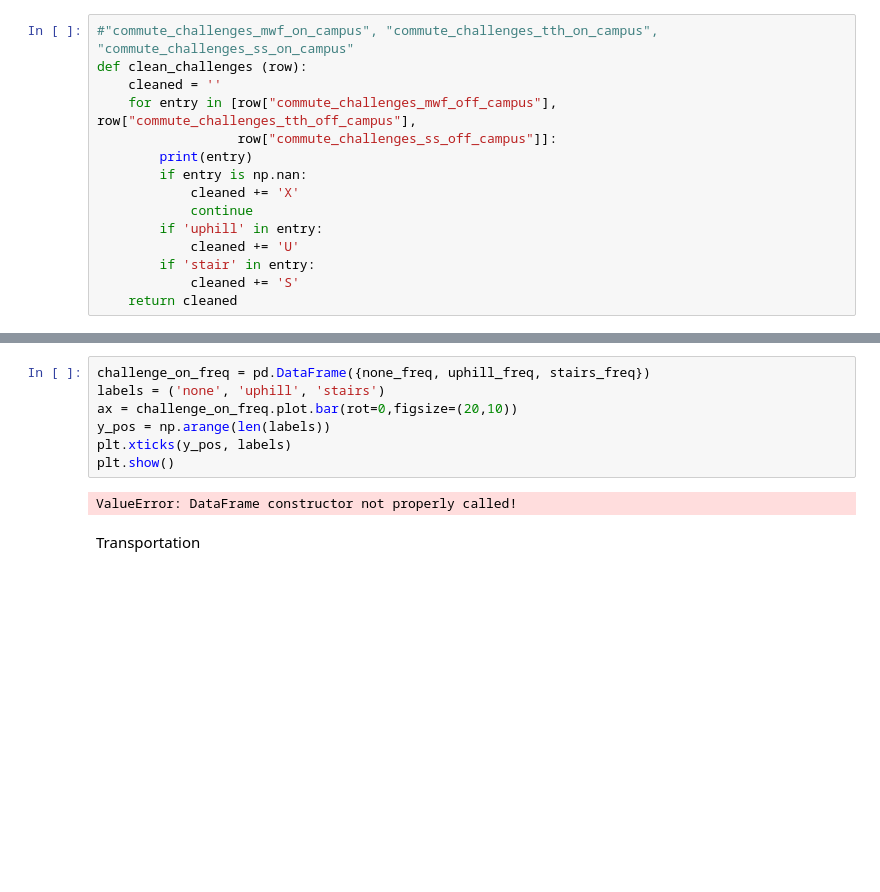
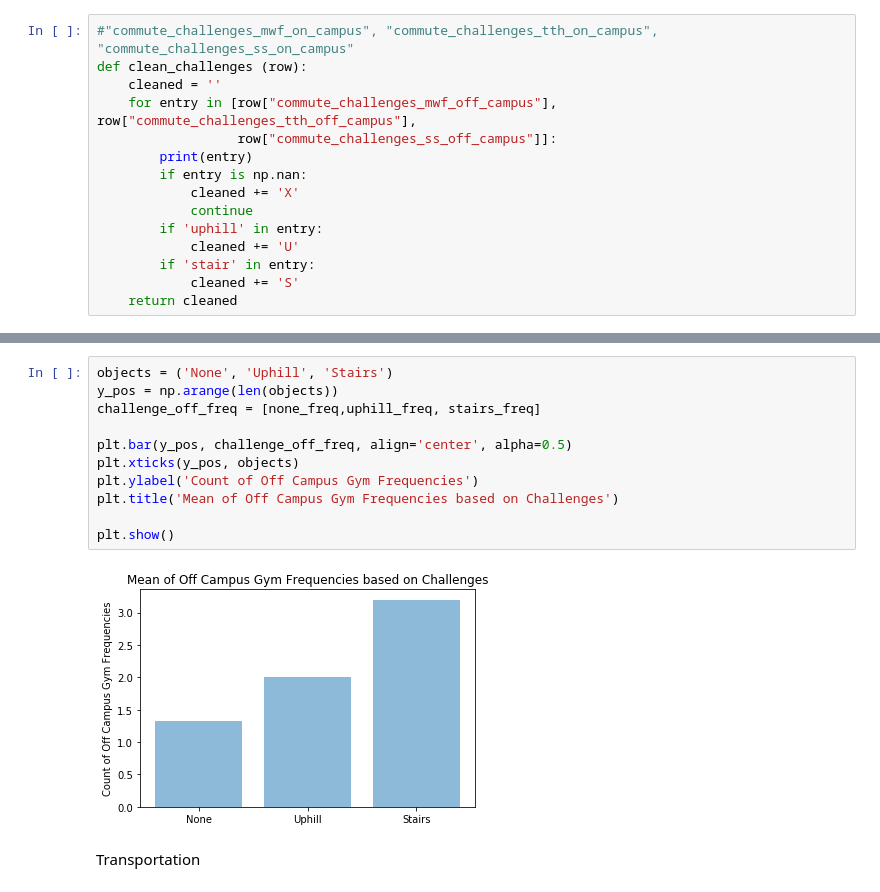
Before and after one commit to mirandago/cogs164_proximity, a Jupyter notebook: Off Campus Data.ipynb, the cells around one changed output, grey strips where cells are left out. Cells and saved outputs as stored; diff of their text form; blank space fills up the shorter version.

Commit message:
finished off campus and other data

```diff
--- a/Off Campus Data.ipynb
+++ b/Off Campus Data.ipynb
@@ -119,12 +127,16 @@ TypeError: must be str, not int
-# %%
-challenge_on_freq = pd.DataFrame({none_freq, uphill_freq, stairs_freq})
-labels = ('none', 'uphill', 'stairs')
-ax = challenge_on_freq.plot.bar(rot=0,figsize=(20,10))
-y_pos = np.arange(len(labels))
-plt.xticks(y_pos, labels)
-plt.show()
-# %% [output]
-ValueError: DataFrame constructor not properly called!
+# %%
+objects = ('None', 'Uphill', 'Stairs')
+y_pos = np.arange(len(objects))
+challenge_off_freq = [none_freq,uphill_freq, stairs_freq]
+
+plt.bar(y_pos, challenge_off_freq, align='center', alpha=0.5)
+plt.xticks(y_pos, objects)
+plt.ylabel('Count of Off Campus Gym Frequencies')
+plt.title('Mean of Off Campus Gym Frequencies based on Challenges')
+
+plt.show()
+# %% [output]
+[figure, added]
 # %% [markdown]
 Transportation
 # %%
```
Also changed, not shown: parts of 10 cells of this notebook, 1 other file.
